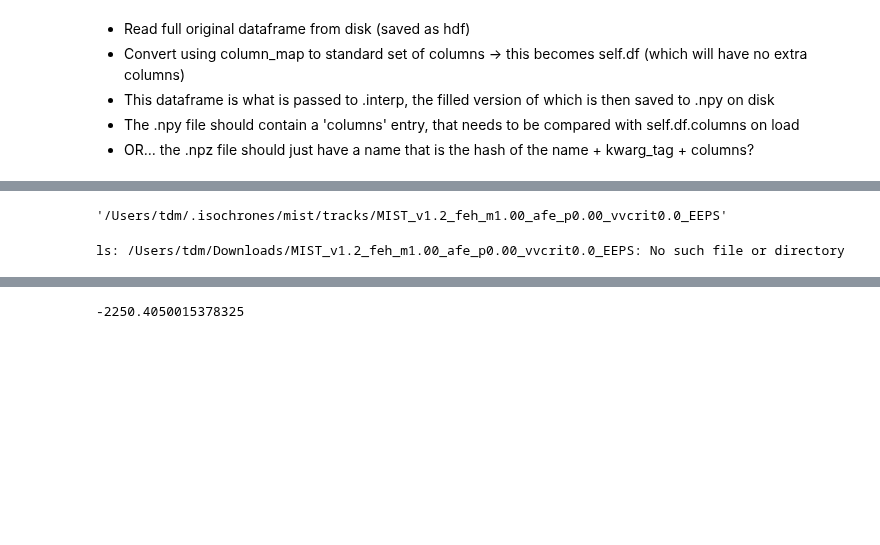
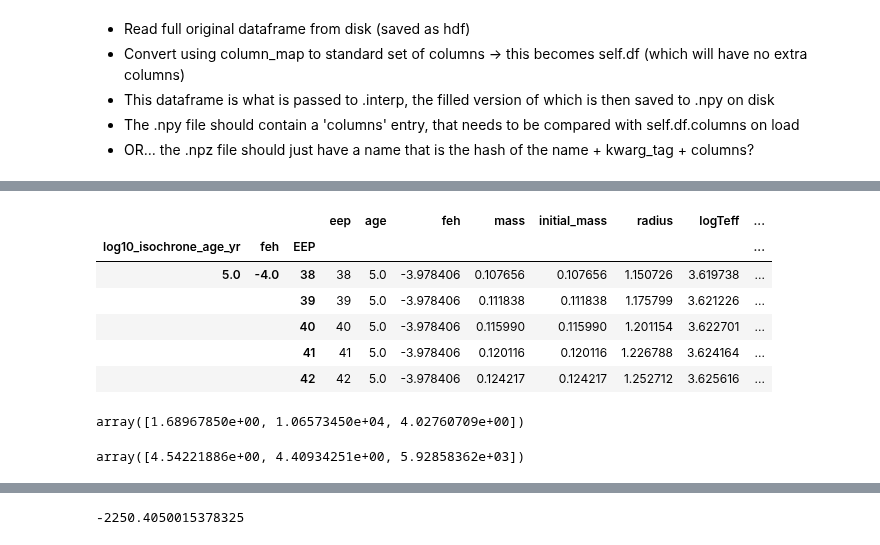
Before and after one commit to timothydmorton/isochrones, a Jupyter notebook: notebooks/BC-explore.ipynb, the cells around one changed output, grey strips where cells are left out. Drawn from its saved outputs; the diff is of its cells as text; code cells hidden in the pictures; blank space fills up the shorter version.

```diff
--- a/notebooks/BC-explore.ipynb
+++ b/notebooks/BC-explore.ipynb
@@ -946,8 +534,0 @@ track_grid.download_tarball(-1.00)
-# %%
-track_grid.get_directory_path(-1.00)
-# %% [output]
-'/Users/tdm/.isochrones/mist/tracks/MIST_v1.2_feh_m1.00_afe_p0.00_vvcrit0.0_EEPS'
-# %%
-ls ~/Downloads/MIST_v1.2_feh_m1.00_afe_p0.00_vvcrit0.0_EEPS
-# %% [output]
-ls: /Users/tdm/Downloads/MIST_v1.2_feh_m1.00_afe_p0.00_vvcrit0.0_EEPS: No such file or directory
@@ -1031,0 +535,16 @@ def interp_mag(pars, model_grid, i_Teff, i_logg, i_feh, i_Mbol,
+# %%
+grid = MISTIsochroneGrid()
+# %%
+grid.df.head()
+# %% [output]
+|  |  |  | eep | age | feh | mass | initial_mass | radius | logTeff | ... |
+| log10_isochrone_age_yr | feh | EEP |  |  |  |  |  |  |  | ... |
+| 5.0 | -4.0 | 38 | 38 | 5.0 | -3.978406 | 0.107656 | 0.107656 | 1.150726 | 3.619738 | ... |
+|  |  | 39 | 39 | 5.0 | -3.978406 | 0.111838 | 0.111838 | 1.175799 | 3.621226 | ... |
+|  |  | 40 | 40 | 5.0 | -3.978406 | 0.115990 | 0.115990 | 1.201154 | 3.622701 | ... |
+|  |  | 41 | 41 | 5.0 | -3.978406 | 0.120116 | 0.120116 | 1.226788 | 3.624164 | ... |
+|  |  | 42 | 42 | 5.0 | -3.978406 | 0.124217 | 0.124217 | 1.252712 | 3.625616 | ... |
+# %%
+grid.interp([8.11, -1.13, 300.], ['initial_mass', 'Teff'])
+# %% [output]
+array([1.68967850e+00, 1.06573450e+04, 4.02760709e+00])
@@ -1031,0 +845,5 @@ def interp_mag(pars, model_grid, i_Teff, i_logg, i_feh, i_Mbol,
+# %%
+pars = np.array([-0.04, 1.01, 353])
+track_grid.interp(pars, ['Mbol', 'logg', 'Teff'])
+# %% [output]
+array([4.54221886e+00, 4.40934251e+00, 5.92858362e+03])
```
Also changed, not shown: parts of 57 cells of this notebook.
